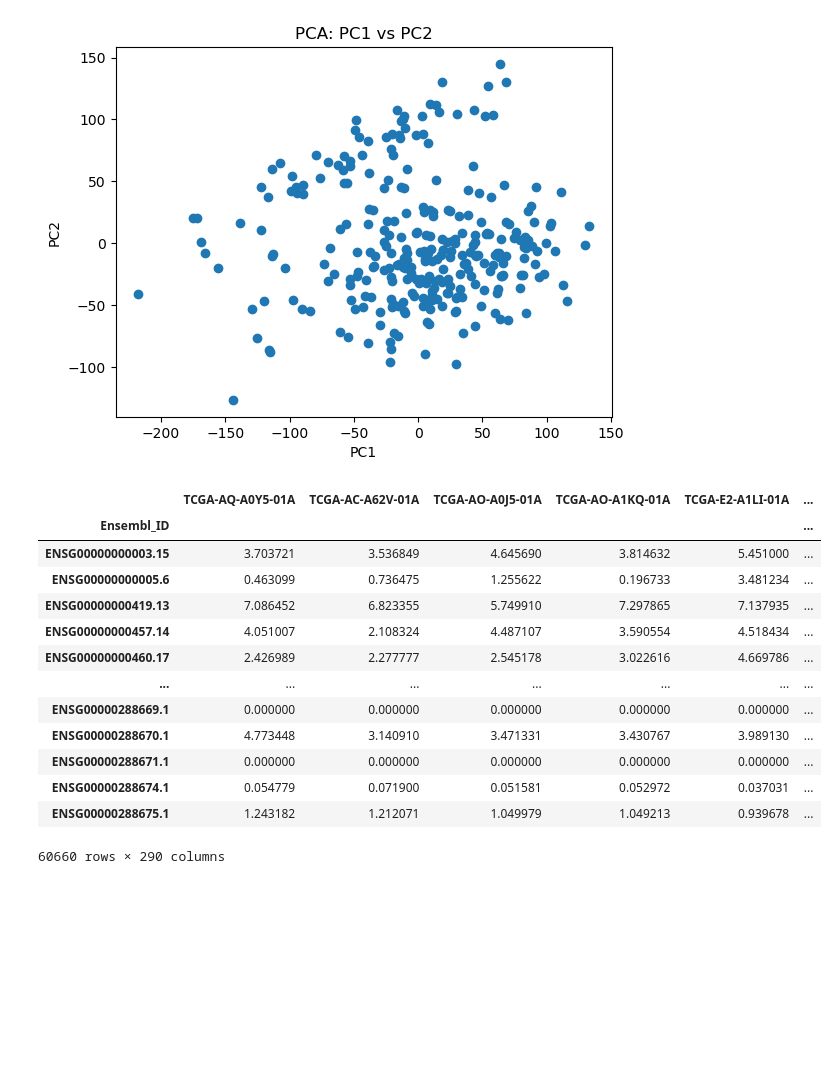
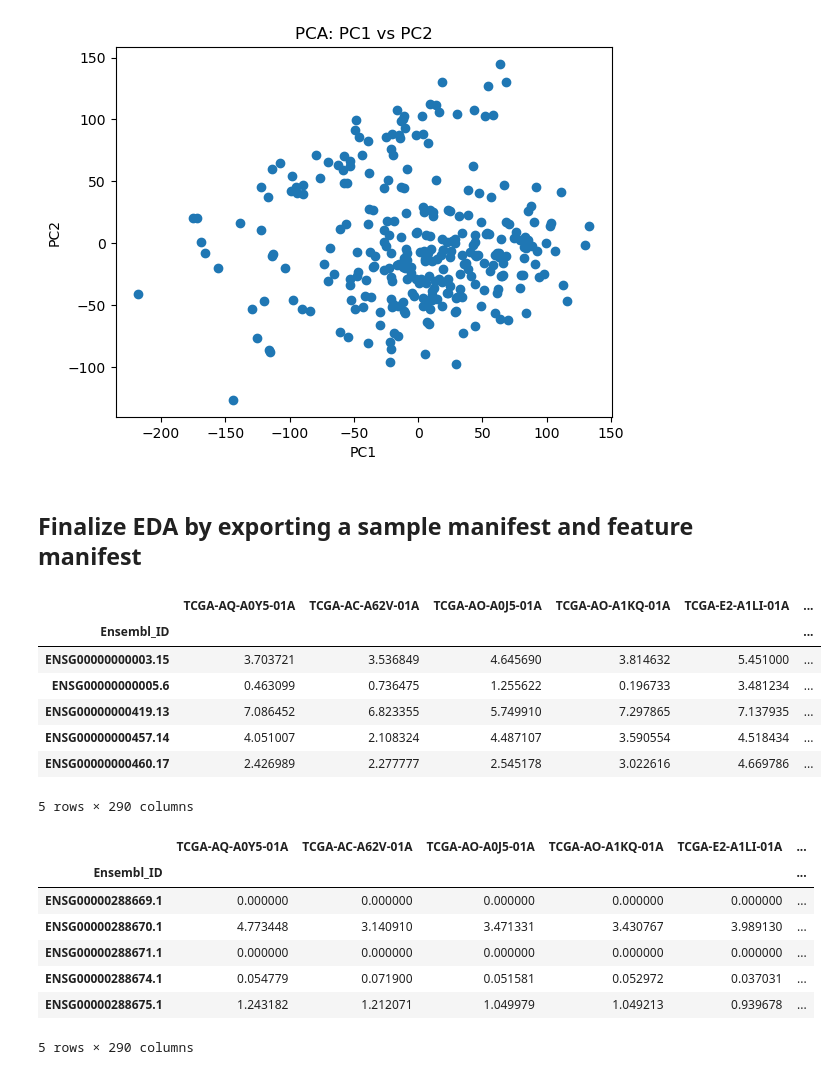
Before and after one commit to dpolioudakis/tcga-multimodal-survival, a Jupyter notebook: notebooks/01_data_prep.ipynb, the cells around one changed output. Cells and saved outputs as stored; diff of their text form; code cells hidden in the pictures; blank space fills up the shorter version.

```diff
--- a/notebooks/01_data_prep.ipynb
+++ b/notebooks/01_data_prep.ipynb
@@ -29,14 +34,13 @@ from sklearn.preprocessing import StandardScaler
 # %%
 # Load data
 
-RAW_DIR = "../data/raw"
+RAW_DIR = Path("../data/raw")
 
-rna_path = f"{RAW_DIR}/TCGA-BRCA.star_tpm.tsv.gz"
-clin_path = f"{RAW_DIR}/TCGA-BRCA.clinical.tsv.gz"
-surv_path = f"{RAW_DIR}/TCGA-BRCA.survival.tsv.gz"
+rna_path  = RAW_DIR / "TCGA-BRCA.star_tpm.tsv.gz"
+clin_path = RAW_DIR / "TCGA-BRCA.clinical.tsv.gz"
+surv_path = RAW_DIR / "TCGA-BRCA.survival.tsv.gz"
 
-# Load
-rna_raw_df = pd.read_csv(rna_path, sep="\t")
+rna_raw_df  = pd.read_csv(rna_path, sep="\t")
 clin_raw_df = pd.read_csv(clin_path, sep="\t")
 surv_raw_df = pd.read_csv(surv_path, sep="\t")
 # %% [markdown]
@@ -1189,20 +1193,24 @@ plt.show()
 # %% [output]
 [figure]
 [figure]
+# %% [markdown]
+## Finalize EDA by exporting a sample manifest and feature manifest
 # %%
-rna_df
+display(rna_df.head(), rna_df.tail())
 # %% [output]
 |  | TCGA-AQ-A0Y5-01A | TCGA-AC-A62V-01A | TCGA-AO-A0J5-01A | TCGA-AO-A1KQ-01A | TCGA-E2-A1LI-01A | ... |
 | Ensembl_ID |  |  |  |  |  | ... |
 | ENSG00000000003.15 | 3.703721 | 3.536849 | 4.645690 | 3.814632 | 5.451000 | ... |
 | ENSG00000000005.6 | 0.463099 | 0.736475 | 1.255622 | 0.196733 | 3.481234 | ... |
 | ENSG00000000419.13 | 7.086452 | 6.823355 | 5.749910 | 7.297865 | 7.137935 | ... |
 | ENSG00000000457.14 | 4.051007 | 2.108324 | 4.487107 | 3.590554 | 4.518434 | ... |
 | ENSG00000000460.17 | 2.426989 | 2.277777 | 2.545178 | 3.022616 | 4.669786 | ... |
-| ... | ... | ... | ... | ... | ... | ... |
-| ENSG00000288669.1 | 0.000000 | 0.000000 | 0.000000 | 0.000000 | 0.000000 | ... |
-| ENSG00000288670.1 | 4.773448 | 3.140910 | 3.471331 | 3.430767 | 3.989130 | ... |
-| ENSG00000288671.1 | 0.000000 | 0.000000 | 0.000000 | 0.000000 | 0.000000 | ... |
-| ENSG00000288674.1 | 0.054779 | 0.071900 | 0.051581 | 0.052972 | 0.037031 | ... |
-| ENSG00000288675.1 | 1.243182 | 1.212071 | 1.049979 | 1.049213 | 0.939678 | ... |
-60660 rows × 290 columns
+5 rows × 290 columns
+|  | TCGA-AQ-A0Y5-01A | TCGA-AC-A62V-01A | TCGA-AO-A0J5-01A | TCGA-AO-A1KQ-01A | TCGA-E2-A1LI-01A | ... |
+| Ensembl_ID |  |  |  |  |  | ... |
+| ENSG00000288669.1 | 0.000000 | 0.000000 | 0.000000 | 0.000000 | 0.000000 | ... |
+| ENSG00000288670.1 | 4.773448 | 3.140910 | 3.471331 | 3.430767 | 3.989130 | ... |
+| ENSG00000288671.1 | 0.000000 | 0.000000 | 0.000000 | 0.000000 | 0.000000 | ... |
+| ENSG00000288674.1 | 0.054779 | 0.071900 | 0.051581 | 0.052972 | 0.037031 | ... |
+| ENSG00000288675.1 | 1.243182 | 1.212071 | 1.049979 | 1.049213 | 0.939678 | ... |
+5 rows × 290 columns
```
Also changed, not shown: parts of 8 cells of this notebook, 5 other files.
